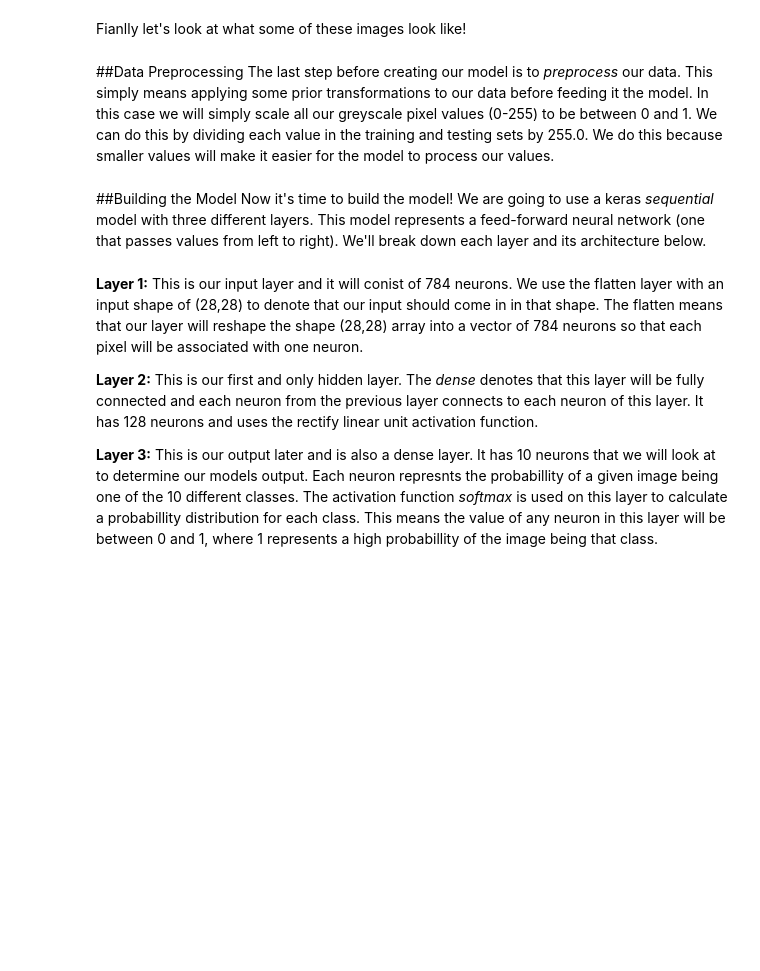
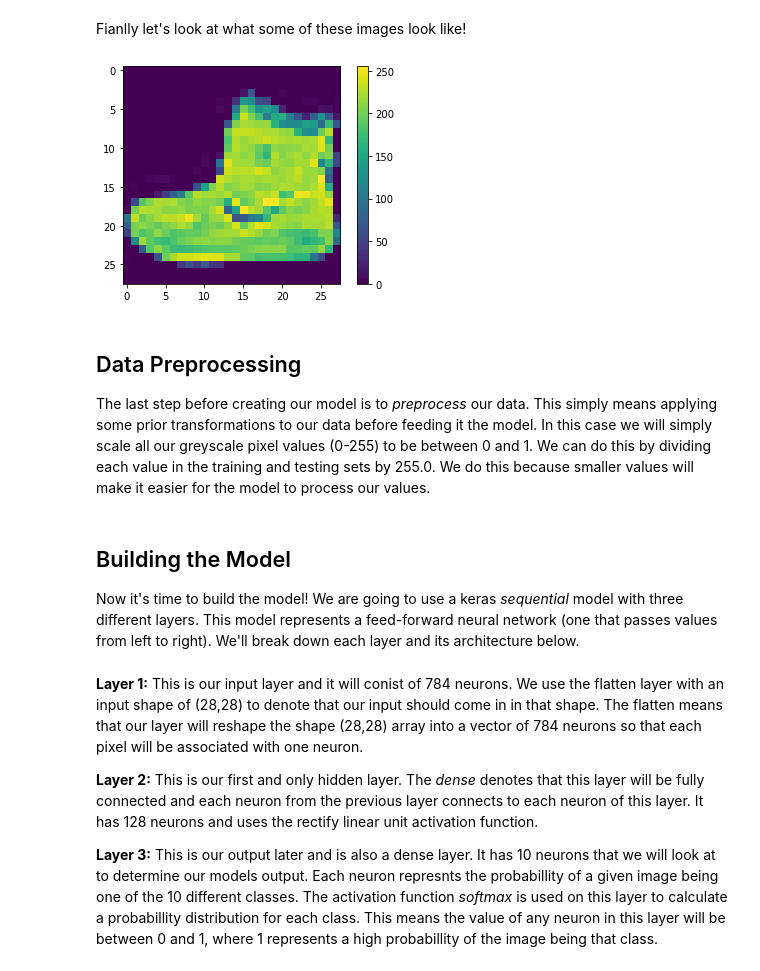
Before and after one commit to miguelsilva5989/tensor-flow-tutorial, a Jupyter notebook: Neural_Networks.ipynb, the cells around one changed output. Cells and saved outputs as stored; diff of their text form; code cells hidden in the pictures; blank space fills up the shorter version.

```diff
--- a/Neural_Networks.ipynb
+++ b/Neural_Networks.ipynb
@@ -199,19 +231,21 @@ class_names = ['T-shirt/top', 'Trouser', 'Pullover', 'Dress', 'Coat',
 Fianlly let's look at what some of these images look like!
 # %%
 plt.figure()
-plt.imshow(train_images[1])
+plt.imshow(train_images[0])
 plt.colorbar()
 plt.grid(False)
 plt.show()
+# %% [output]
+[figure, added]
 # %% [markdown]
-##Data Preprocessing
+## Data Preprocessing
 The last step before creating our model is to *preprocess* our data. This simply means applying some prior transformations to our data before feeding it the model. In this case we will simply scale all our greyscale pixel values (0-255) to be between 0 and 1. We can do this by dividing each value in the training and testing sets by 255.0. We do this because smaller values will make it easier for the model to process our values.
 # %%
 train_images = train_images / 255.0
 
 test_images = test_images / 255.0
 # %% [markdown]
-##Building the Model
+## Building the Model
 Now it's time to build the model! We are going to use a keras *sequential* model with three different layers. This model represents a feed-forward neural network (one that passes values from left to right). We'll break down each layer and its architecture below.
 # %%
 model = keras.Sequential([
```
Also changed, not shown: parts of 19 cells of this notebook.
